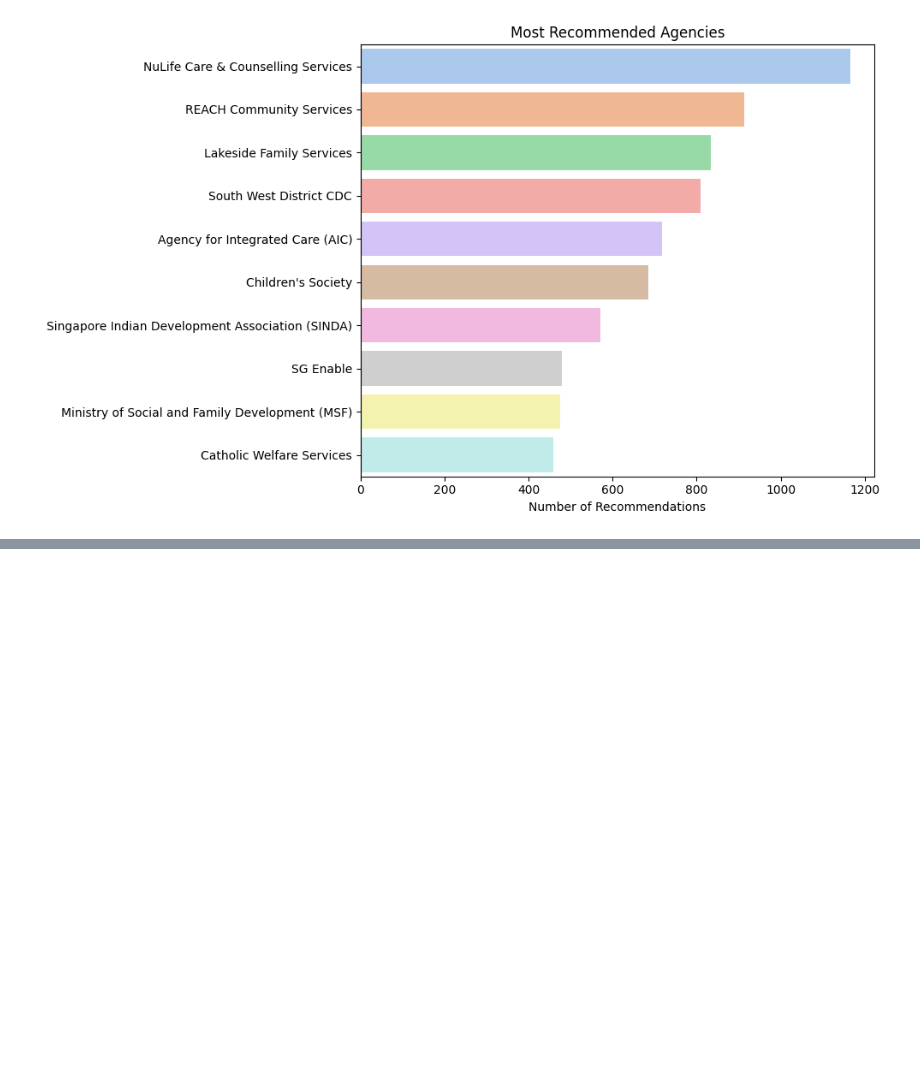
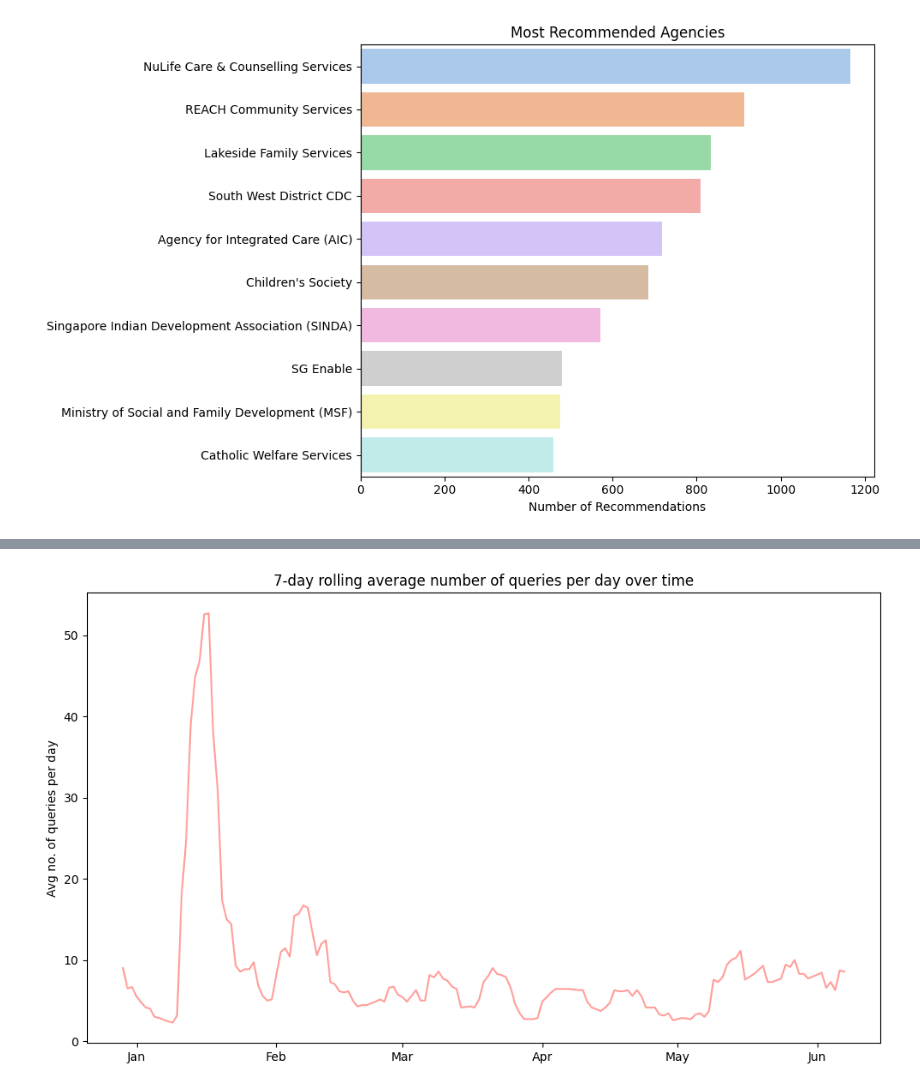
Before and after one commit to CJBuzz/schemessg_data_analysis, a Jupyter notebook: data_analysis.ipynb, the cells around one changed output, grey strips where cells are left out. Cells and saved outputs as stored; diff of their text form; code cells hidden in the pictures; blank space fills up the shorter version.

```diff
--- a/data_analysis.ipynb
+++ b/data_analysis.ipynb
@@ -96,0 +122,29 @@ list(scheme_count.items())[0][1]/sum(scheme_count.values())
+# %%
+from datetime import datetime
+import matplotlib.dates as mdates
+
+format_str = "%a, %d %b %Y %H:%M:%S %Z"
+
+dates = [datetime.strptime(query['data']['query_timestamp'], format_str) for query in user_queries if query['data']['query_timestamp']]
+dates_df = pd.DataFrame({'timestamps': dates})
+grouped = dates_df.groupby(dates_df['timestamps'].dt.date).agg(count=('timestamps', 'count'))
+grouped['rolling'] = grouped['count'].rolling(window=7, min_periods = 1).mean()
+grouped['date'] = pd.to_datetime(grouped.index)
+
+plt.figure(figsize=(10, 6))
+
+ax = sns.lineplot(data = grouped, x='date', y='rolling', color=sns.color_palette('pastel')[3])
+
+ax.set_title('7-day rolling average number of queries per day over time')
+ax.set_ylabel('Avg no. of queries per day')
+ax.set_xlabel(None)
+ax.xaxis.set_major_formatter(mdates.DateFormatter('%b'))
+ax.xaxis.set_major_locator(mdates.MonthLocator())
+
+plt.tight_layout()
+
+fig_fp = output_dir / 'num_queries_over_time.jpg'
+plt.savefig(fig_fp)
+plt.show()
+# %% [output]
+[figure, added]
```
Also changed, not shown: parts of 5 cells of this notebook, 2 other files.
